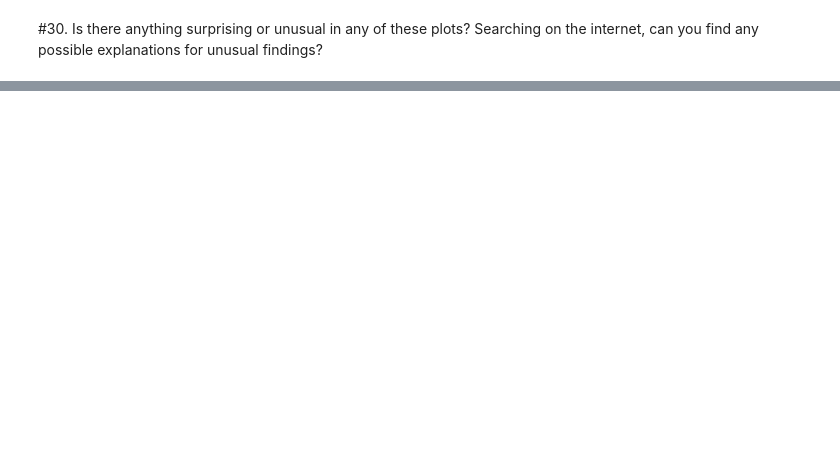
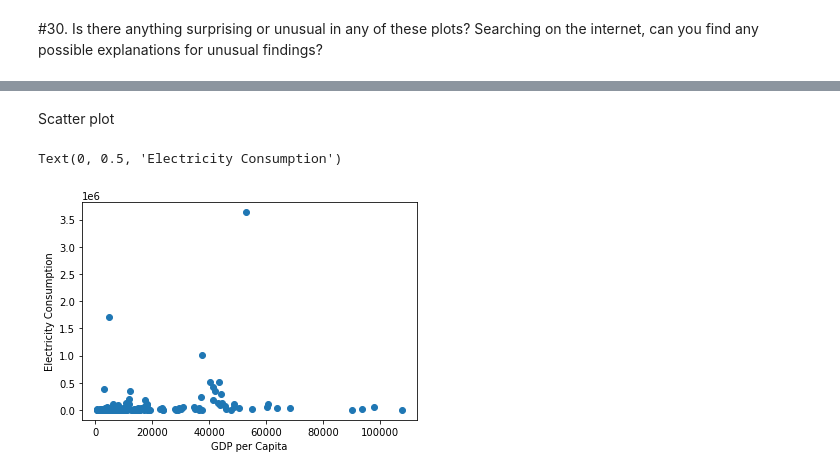
Before and after one commit to NSS-Full-Time-Data-Analytics-8/un_project-officialbubies, a Jupyter notebook: Notebooks/project1_un_data.ipynb, the cells around one changed output, grey strips where cells are left out. Saved outputs shown, nothing was run; the diff lists cells and outputs as text; code cells hidden in the pictures; blank space fills up the shorter version.

Commit message:
Added Bonus UN data and merge/explore

```diff
--- a/Notebooks/project1_un_data.ipynb
+++ b/Notebooks/project1_un_data.ipynb
@@ -228,0 +450,15 @@ g.map_dataframe(sns.barplot,x='Year', y='GDP_Per_Capita')
+# %%
+# Downloaded Total electricity consumption data. Make DF called total electricity from CSV file.
+total_electricity = pd.read_csv('../data/total_electricity.csv')
+
+# Drop uneccessary columns
+elec_three = total_electricity.drop(columns=['Commodity - Transaction','Unit', 'Quantity Footnotes'])
+
+# Rename columns for merge
+elec_three.columns = ['Country','Year','kW_units']
+
+# Merge DFs
+total_stat_df = pd.merge(elec_three, gdp_and_internet_use, on=['Country','Year'], how ='outer')
+
+# New DF with stats on electricity usage, GDP per capita, and percentage of internet use. By Country and by Year.
+total_stat_df.head()
@@ -228,0 +474,6 @@ g.map_dataframe(sns.barplot,x='Year', y='GDP_Per_Capita')
+# %%
+# Extract for 3 years
+df2_2004 = total_stat_df.loc[total_stat_df['Year'] == 2004]
+df2_2009 = total_stat_df.loc[total_stat_df['Year'] == 2009]
+df2_2014 = total_stat_df.loc[total_stat_df['Year'] == 2014]
+df2_2014.head()
@@ -228,0 +504,9 @@ g.map_dataframe(sns.barplot,x='Year', y='GDP_Per_Capita')
+# %% [markdown]
+Scatter plot
+# %%
+plt.scatter(df2_2004.GDP_Per_Capita, df2_2004.kW_units)
+plt.xlabel('GDP per Capita')
+plt.ylabel('Electricity Consumption')
+# %% [output]
+Text(0, 0.5, 'Electricity Consumption')
+[figure, added]
```
Also changed, not shown: parts of 43 cells of this notebook.
